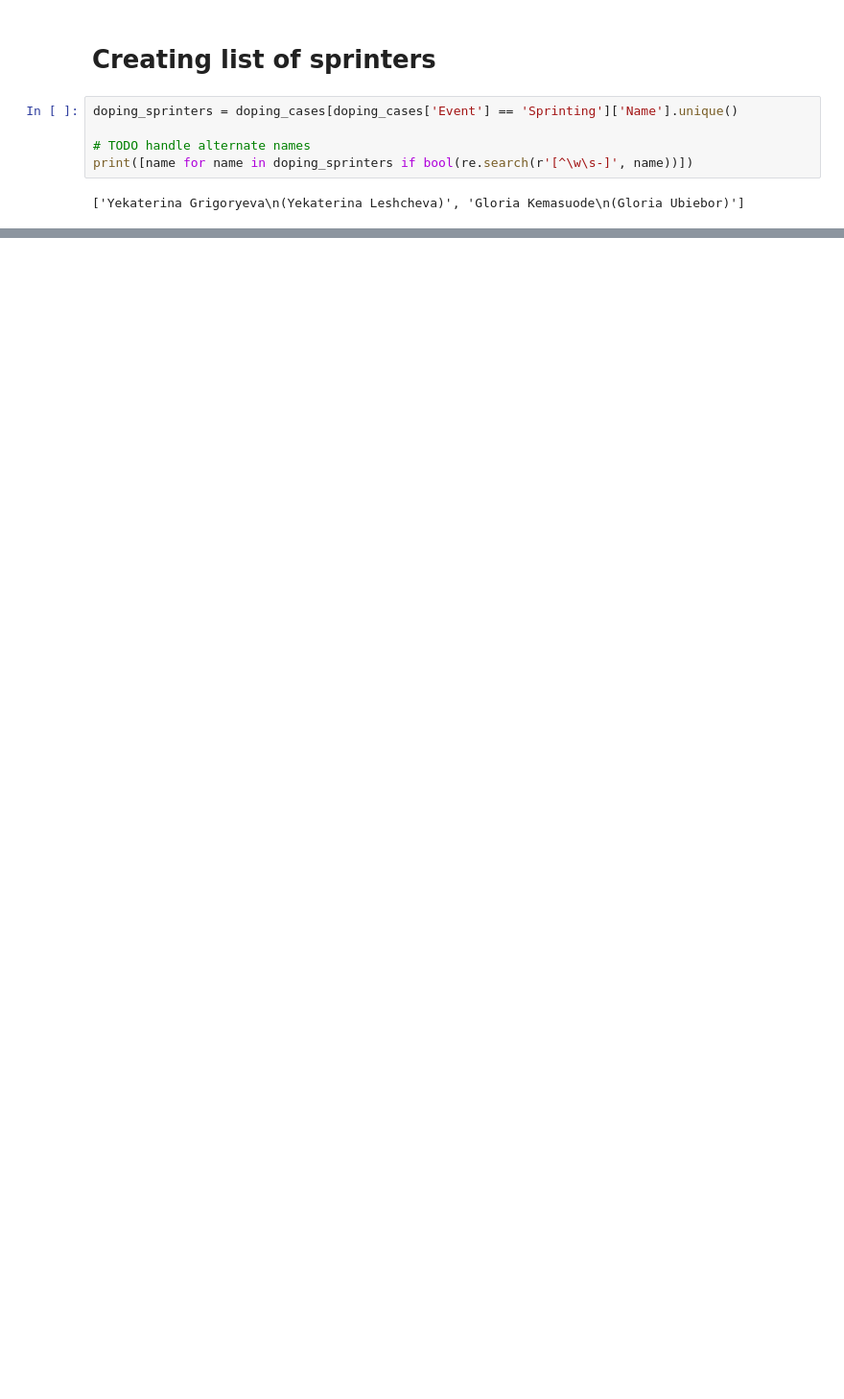
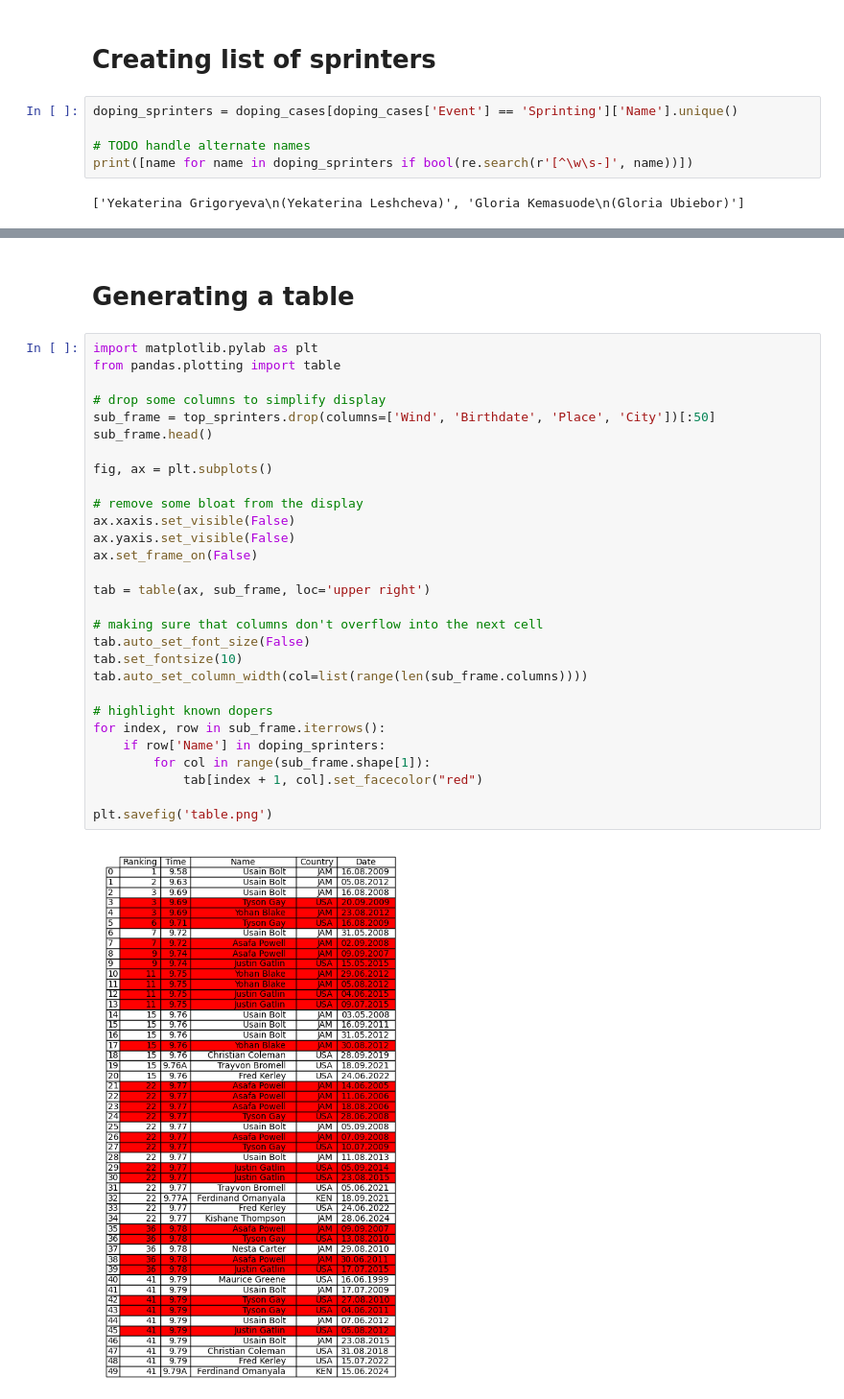
Before and after one commit to josef-alt/random-python-stuff, a Jupyter notebook: Mens 100m/All-time men's 100m.ipynb, the cells around one changed output, grey strips where cells are left out. Shown at 96% size. Cells and saved outputs as stored; diff of their text form; blank space fills up the shorter version.

```diff
--- a/Mens 100m/All-time men's 100m.ipynb
+++ b/Mens 100m/All-time men's 100m.ipynb
@@ -83,0 +85,33 @@ doped_or_not.head()
+# %% [markdown]
+# Generating a table
+# %%
+import matplotlib.pylab as plt
+from pandas.plotting import table
+
+# drop some columns to simplify display
+sub_frame = top_sprinters.drop(columns=['Wind', 'Birthdate', 'Place', 'City'])[:50]
+sub_frame.head()
+
+fig, ax = plt.subplots()
+
+# remove some bloat from the display
+ax.xaxis.set_visible(False)
+ax.yaxis.set_visible(False)
+ax.set_frame_on(False)
+
+tab = table(ax, sub_frame, loc='upper right')
+
+# making sure that columns don't overflow into the next cell
+tab.auto_set_font_size(False)
+tab.set_fontsize(10)
+tab.auto_set_column_width(col=list(range(len(sub_frame.columns))))
+
+# highlight known dopers
+for index, row in sub_frame.iterrows():
+    if row['Name'] in doping_sprinters:
+        for col in range(sub_frame.shape[1]):
+            tab[index + 1, col].set_facecolor("red")
+
+plt.savefig('table.png')
+# %% [output]
+[figure, added]
```
Also changed, not shown: parts of 2 cells of this notebook, 1 other file.
